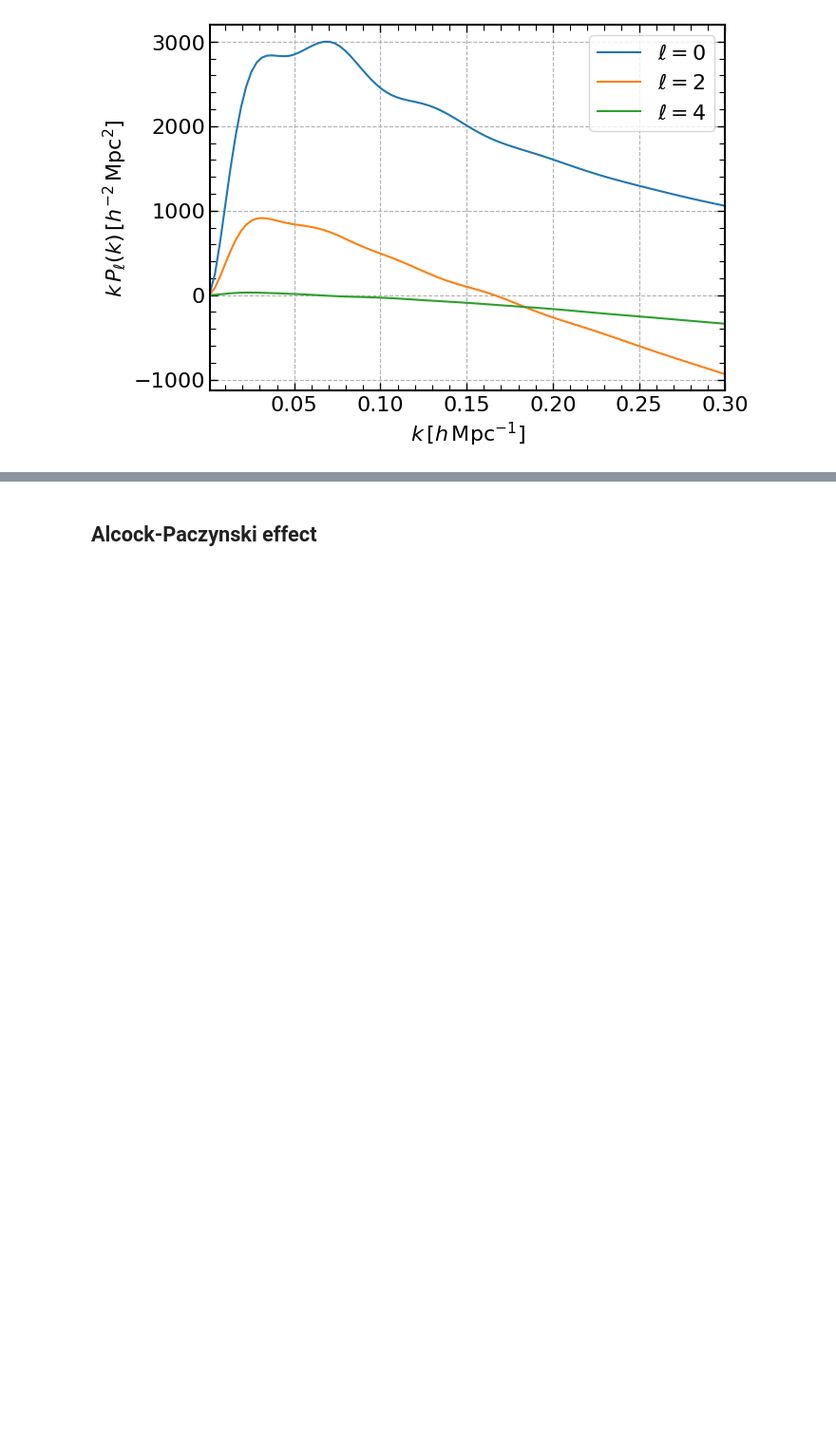
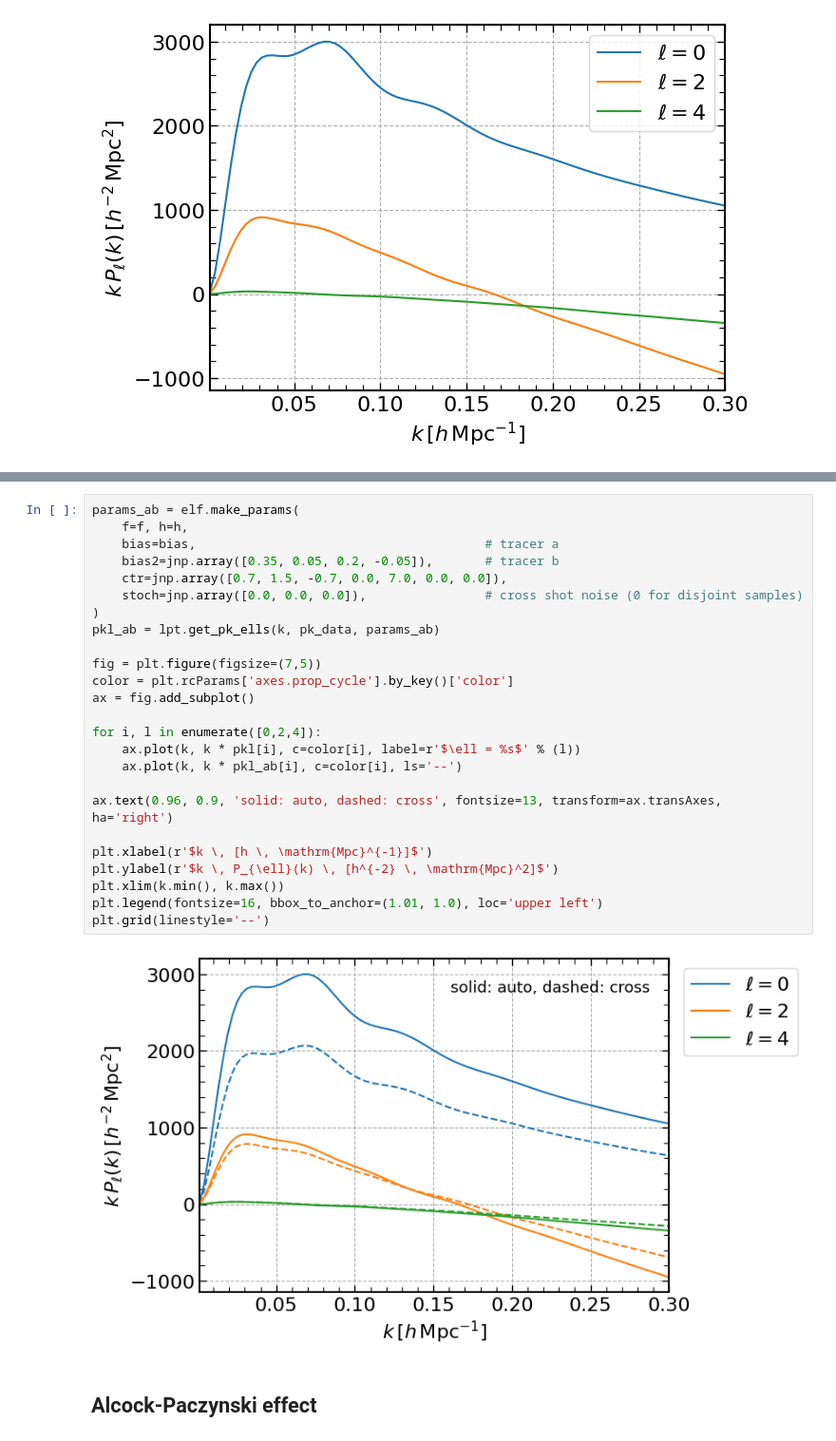
Before and after one commit to archaeo-pteryx/elf, a Jupyter notebook: example/lpt.ipynb, the cells around one changed output, grey strips where cells are left out. Shown at 95% size. Saved outputs shown, nothing was run; the diff lists cells and outputs as text; blank space fills up the shorter version.

```diff
--- a/example/lpt.ipynb
+++ b/example/lpt.ipynb
@@ -119,3 +146,30 @@ plt.grid(linestyle='--')
+# %%
+params_ab = elf.make_params(
+    f=f, h=h,
+    bias=bias,                                       # tracer a
+    bias2=jnp.array([0.35, 0.05, 0.2, -0.05]),       # tracer b
+    ctr=jnp.array([0.7, 1.5, -0.7, 0.0, 7.0, 0.0, 0.0]),
+    stoch=jnp.array([0.0, 0.0, 0.0]),                # cross shot noise (0 for disjoint samples)
+)
+pkl_ab = lpt.get_pk_ells(k, pk_data, params_ab)
+
+fig = plt.figure(figsize=(7,5))
+color = plt.rcParams['axes.prop_cycle'].by_key()['color']
+ax = fig.add_subplot()
+
+for i, l in enumerate([0,2,4]):
+    ax.plot(k, k * pkl[i], c=color[i], label=r'$\ell = %s$' % (l))
+    ax.plot(k, k * pkl_ab[i], c=color[i], ls='--')
+
+ax.text(0.96, 0.9, 'solid: auto, dashed: cross', fontsize=13, transform=ax.transAxes, ha='right')
+
+plt.xlabel(r'$k \, [h \, \mathrm{Mpc}^{-1}]$')
+plt.ylabel(r'$k \, P_{\ell}(k) \, [h^{-2} \, \mathrm{Mpc}^2]$')
+plt.xlim(k.min(), k.max())
+plt.legend(fontsize=16, bbox_to_anchor=(1.01, 1.0), loc='upper left')
+plt.grid(linestyle='--')
+# %% [output]
+[figure, added]
 # %% [markdown]
 ## Alcock-Paczynski effect
 # %%
```
Also changed, not shown: parts of 13 cells of this notebook, 14 other files.
